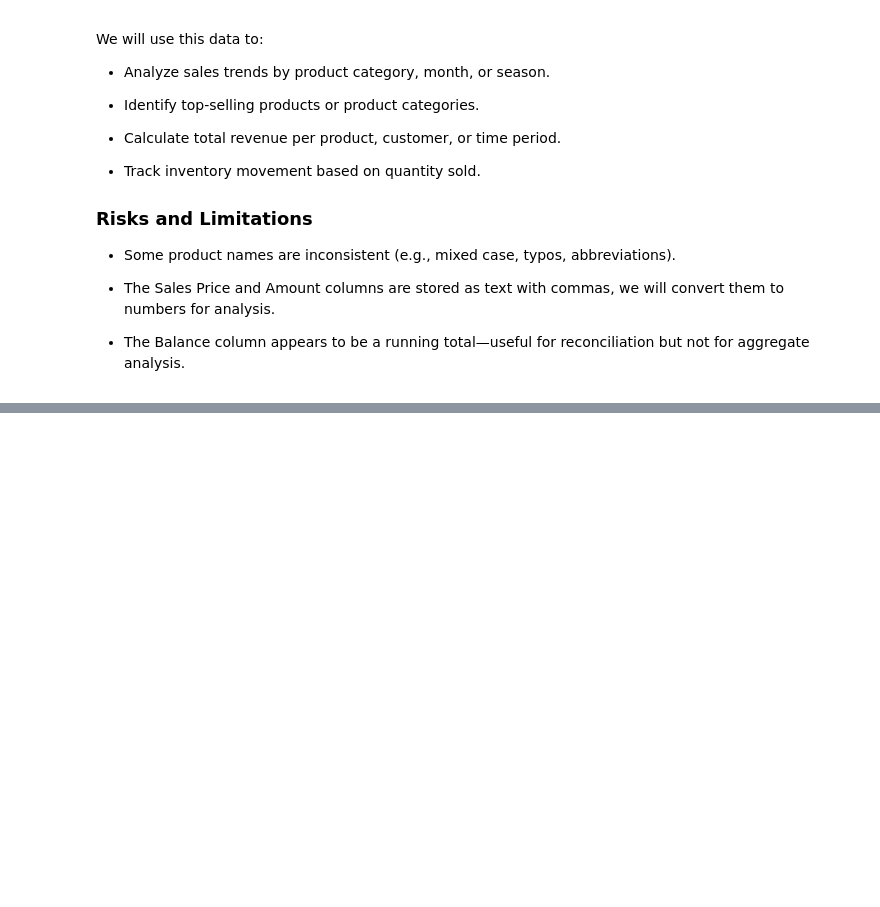
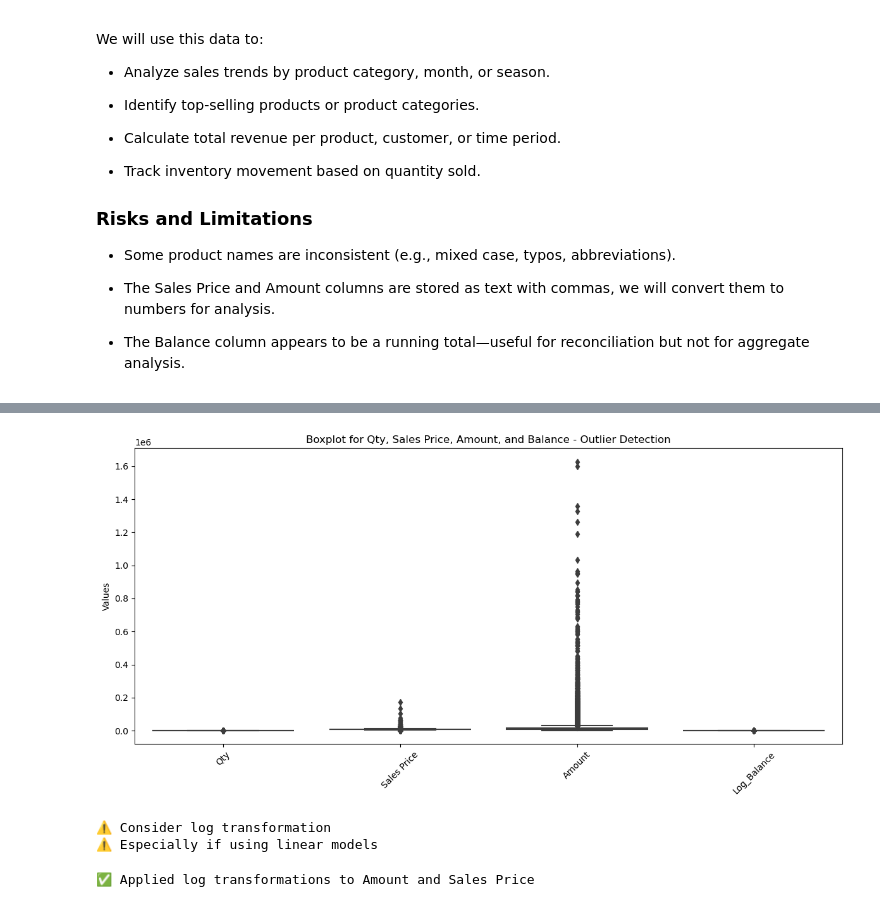
Before and after one commit to Kate-Maina/Group-2-Capstone-Project, a Jupyter notebook: index.ipynb, the cells around one changed output, grey strips where cells are left out. Drawn from its saved outputs; the diff is of its cells as text; code cells hidden in the pictures; blank space fills up the shorter version.

```diff
--- a/index.ipynb
+++ b/index.ipynb
@@ -193,0 +466,40 @@ We will use this data to:
+# %%
+#Lets work on the balance column outliers
+#For modeling purposes, we are going to do log transformation on the balance column to reduce the impact of extreme outliers
+
+#Log transformation
+df['Log_Balance'] = np.log1p(df['Balance'])
+
+# Rechecking the distribution after log transformation
+plt.figure(figsize=(12, 6))
+sns.boxplot(data=df[['Qty', 'Sales Price', 'Amount', 'Log_Balance']])
+plt.title('Boxplot for Qty, Sales Price, Amount, and Balance - Outlier Detection')
+plt.xticks(rotation=45)
+plt.ylabel('Values')
+plt.tight_layout()
+plt.show()
+# %% [output]
+[figure, added]
+# %%
+# Check the ranges of Amount and Sales Price,to see if log transformation is needed
+amount_range = df['Amount'].max() / df['Amount'].min()
+price_range = df['Sales Price'].max() / df['Sales Price'].min()
+
+if amount_range < 1000 and price_range < 1000:
+    print("✅ You can skip log transformation")
+    print("✅ Use tree-based models (Random Forest, XGBoost)")
+    print("✅ Focus on feature engineering instead")
+else:
+    print("⚠️ Consider log transformation")
+    print("⚠️ Especially if using linear models")
+# %% [output]
+⚠️ Consider log transformation
+⚠️ Especially if using linear models
+# %%
+# Apply log transformations on Amount and Sales Price
+df['Amount_log'] = np.log1p(df['Amount'])
+df['Sales_Price_log'] = np.log1p(df['Sales Price'])
+
+print("✅ Applied log transformations to Amount and Sales Price")
+# %% [output]
+✅ Applied log transformations to Amount and Sales Price
```
Also changed, not shown: parts of 16 cells of this notebook.
